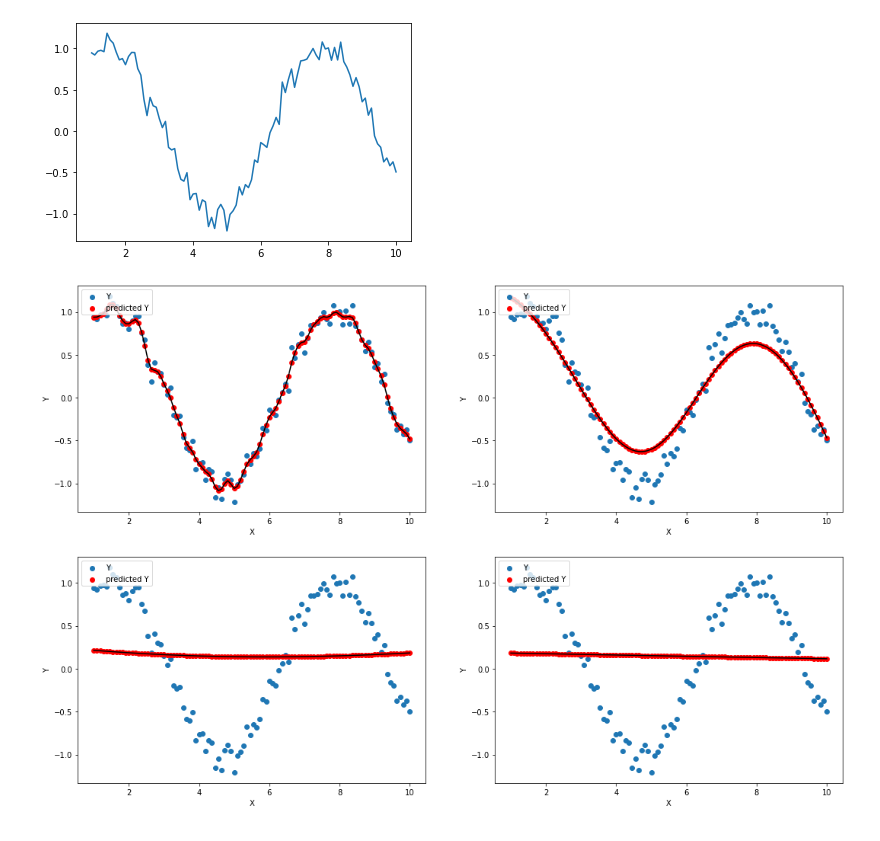
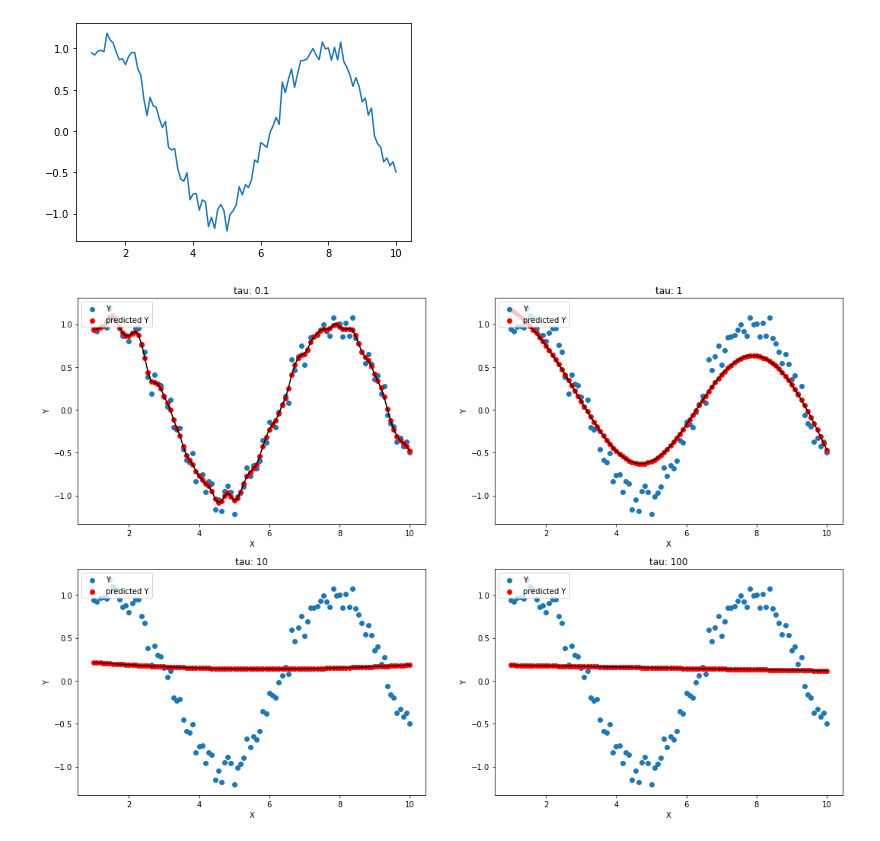
Before and after one commit to gianluca-maselli/ML-Algorithms, a Jupyter notebook: Regression/LinearRegression.ipynb, the cells around one changed output. Drawn from its saved outputs; the diff is of its cells as text; code cells hidden in the pictures.

```diff
--- a/Regression/LinearRegression.ipynb
+++ b/Regression/LinearRegression.ipynb
@@ -463,25 +463,26 @@ def LWR(X_data, y, x, tau):
 # %%
 #value for the bandwidth used to make the bell-shape curve fatter or thinner
 
 def test_tau(tau):
   y_pred = []
   for index,x in X_t.iterrows():
     x = x[0]
     theta, pred = LWR(X_t.values, y_t.values, x, tau)
     y_pred.append(pred[0,0])
   return y_pred
 
 
 tau = [0.1,1,10,100]
 fig, axs = plt.subplots(2,2, figsize=(18,12))
 for (i,ax) in enumerate(axs.flat):
   t = tau[i]
   y_pred = test_tau(t)
+  ax.set_title(f'tau: {t}')
   ax.scatter(X_t, y_t, label = 'Y')
   ax.plot(X_t.values,y_pred, c = 'black')
   ax.scatter(X_t,y_pred, c = 'red', label = 'predicted Y')
   ax.legend(loc="upper left")
   ax.set_xlabel('X')
   ax.set_ylabel('Y')
 # %% [output]
-[figure, old version]
+[figure, new version]
```
